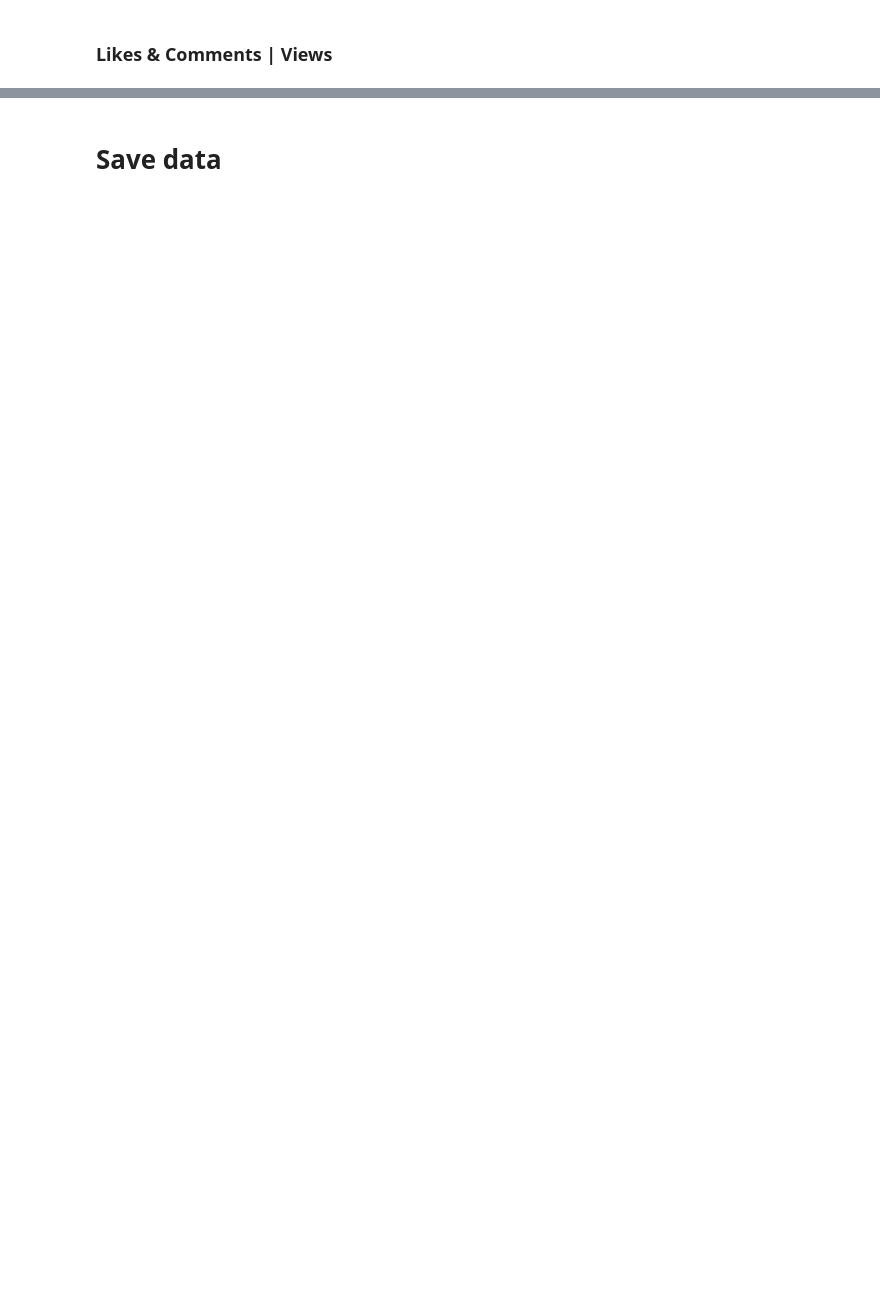
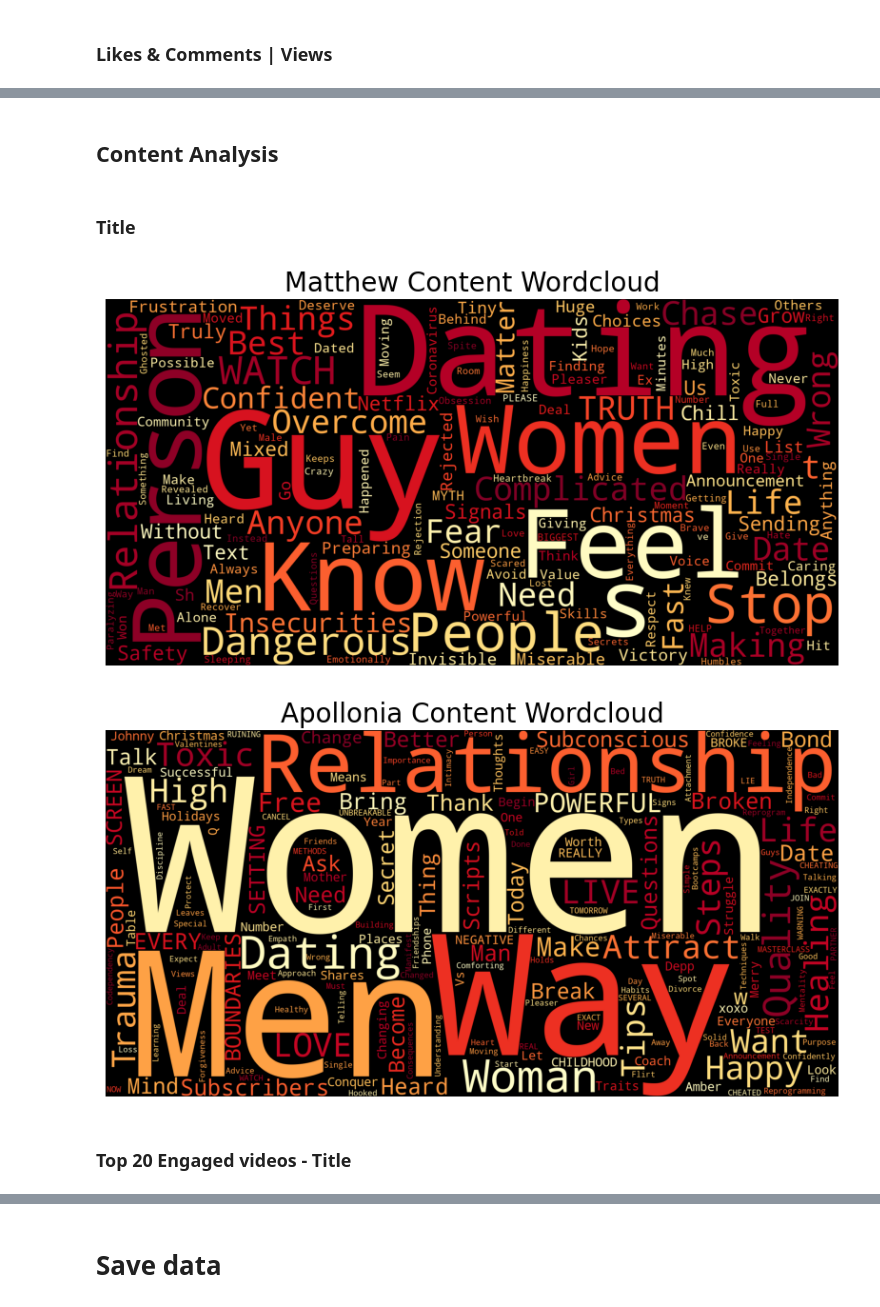
Before and after one commit to vsalto/Ironhack-Module3-project, a Jupyter notebook: notebooks/youtube_content_analysis.ipynb, the cells around one changed output, grey strips where cells are left out. Cells and saved outputs as stored; diff of their text form; code cells hidden in the pictures; blank space fills up the shorter version.

```diff
--- a/notebooks/youtube_content_analysis.ipynb
+++ b/notebooks/youtube_content_analysis.ipynb
@@ -878,0 +1144,4 @@ This is more evident in Apollonia's channel
+# %% [markdown]
+## Content Analysis
+# %% [markdown]
+### Title
@@ -878,0 +1204,21 @@ This is more evident in Apollonia's channel
+# %%
+matTitle = create_all_words_str(mat_df['Title'], remove_list=['Matthew', 'Hussey'])
+apoTitle = create_all_words_str(apo_df['Title'], remove_list=['Apollonia', 'Ponti'])
+# %%
+
+wordcloud_mat = WordCloud(width = 2000, height = 1000, random_state=1, background_color='black',
+                      colormap='YlOrRd', collocations=False).generate(matTitle)
+plot_cloud(wordcloud_mat, title='Matthew Content Wordcloud')
+
+
+wordcloud_apo = WordCloud(width = 2000, height = 1000, random_state=1, background_color='black',
+                      colormap='YlOrRd', collocations=False).generate(apoTitle)
+plot_cloud(wordcloud_apo, title='Apollonia Content Wordcloud')
+
+# to retrieve the normalized frequency of the words
+#wordcloud_mat.words_
+# %% [output]
+[figure, added]
+[figure, added]
+# %% [markdown]
+### Top 20 Engaged videos - Title
```
Also changed, not shown: parts of 49 cells of this notebook.
